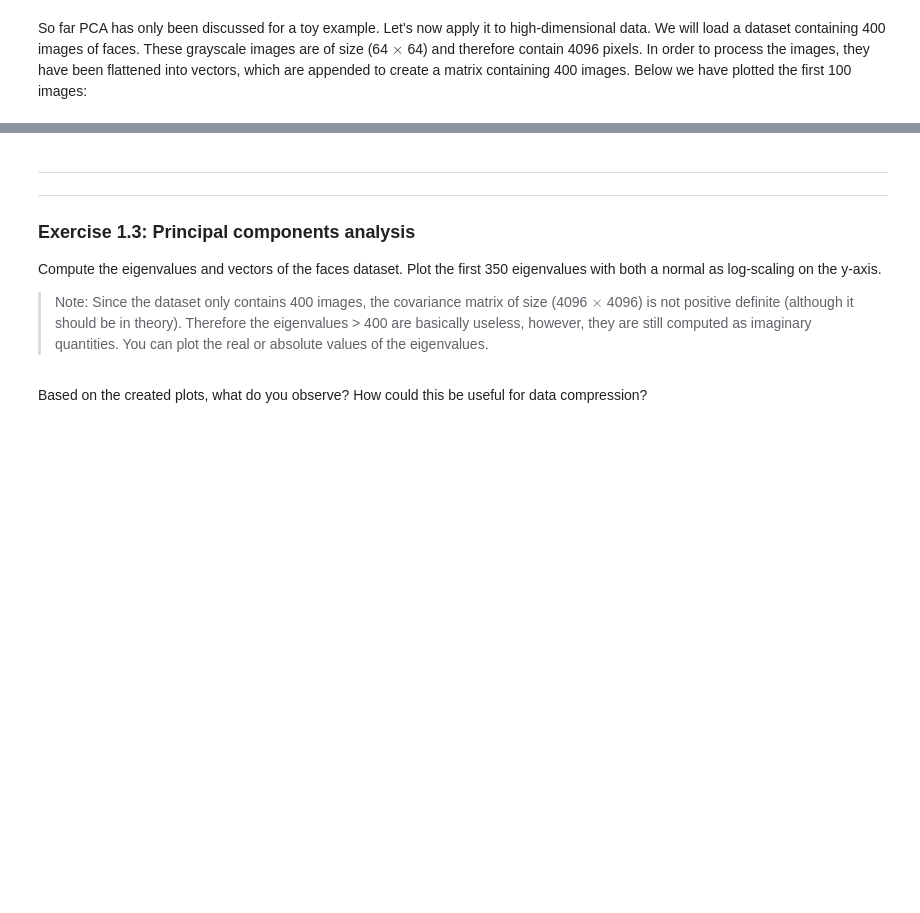
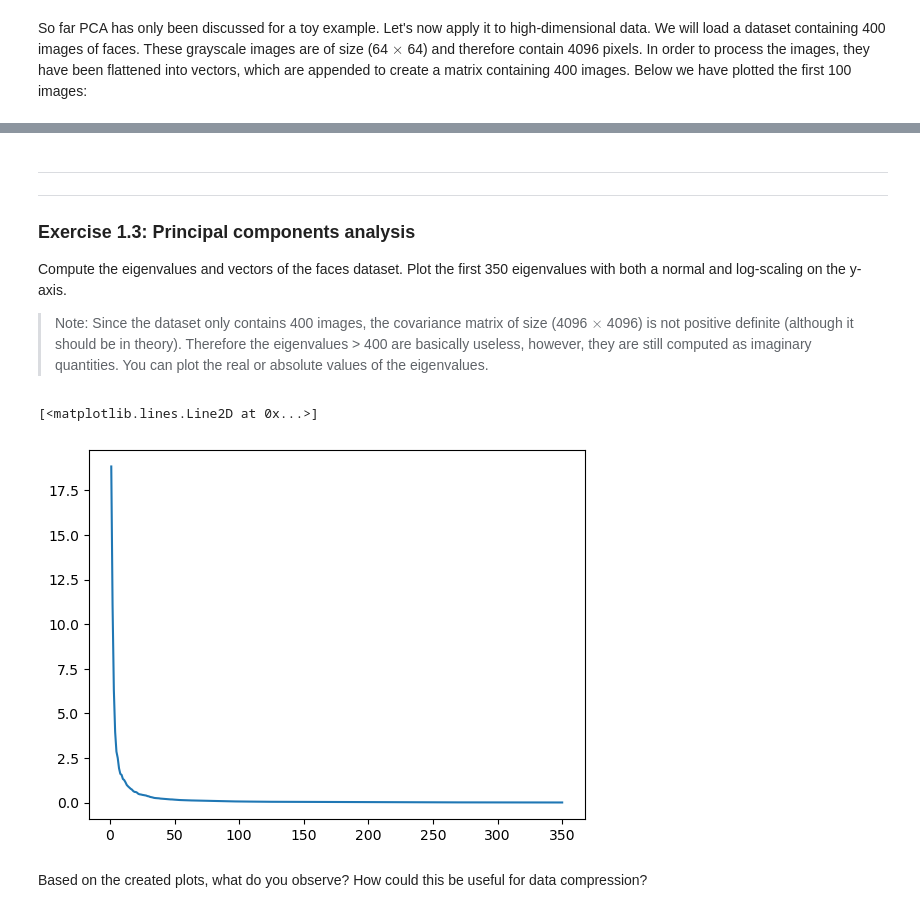
Before and after one commit to ErikNij/5ARB0DataScience, a Jupyter notebook: analysis-template.ipynb, the cells around one changed output, grey strips where cells are left out. Saved outputs shown, nothing was run; the diff lists cells and outputs as text; code cells hidden in the pictures; blank space fills up the shorter version.

```diff
--- a/analysis-template.ipynb
+++ b/analysis-template.ipynb
@@ -177,6 +173,6 @@ downloading Olivetti faces from https://ndownloader.figshare.com/files/5976027 t
 ---
 ---
 ### Exercise 1.3: Principal components analysis
-Compute the eigenvalues and vectors of the faces dataset. Plot the first 350 eigenvalues with both a normal as log-scaling on the y-axis.
+Compute the eigenvalues and vectors of the faces dataset. Plot the first 350 eigenvalues with both a normal and log-scaling on the y-axis.
 
 > Note: Since the dataset only contains 400 images, the covariance matrix of size (4096 $\times$ 4096) is not positive definite (although it should be in theory). Therefore the eigenvalues > 400 are basically useless, however, they are still computed as imaginary quantities. You can plot the real or absolute values of the eigenvalues.
@@ -189,3 +179,16 @@ Compute the eigenvalues and vectors of the faces dataset. Plot the first 350 eig
+# %%
+#// BEGIN_TODO [5ARB0_Analysis_1_3a] Plot eigenvalues
+
+eigvals, eigvecs = compute_eigen(X)
+sorted_eigvals = np.sort(eigvals)[::-1]
+
+plt.plot(range(1,351), sorted_eigvals[:350]) # normal plot
+# plt.semilogy() # range(1,351) [::350]
+
+#// END_TODO [5ARB0_Analysis_1_3a]
+# %% [output]
+[<matplotlib.lines.Line2D at 0x...>]
+[figure, added]
 # %% [markdown]
 Based on the created plots, what do you observe? How could this be useful for data compression?
 # %% [markdown]
```
Also changed, not shown: parts of 11 cells of this notebook, 1 other file.
